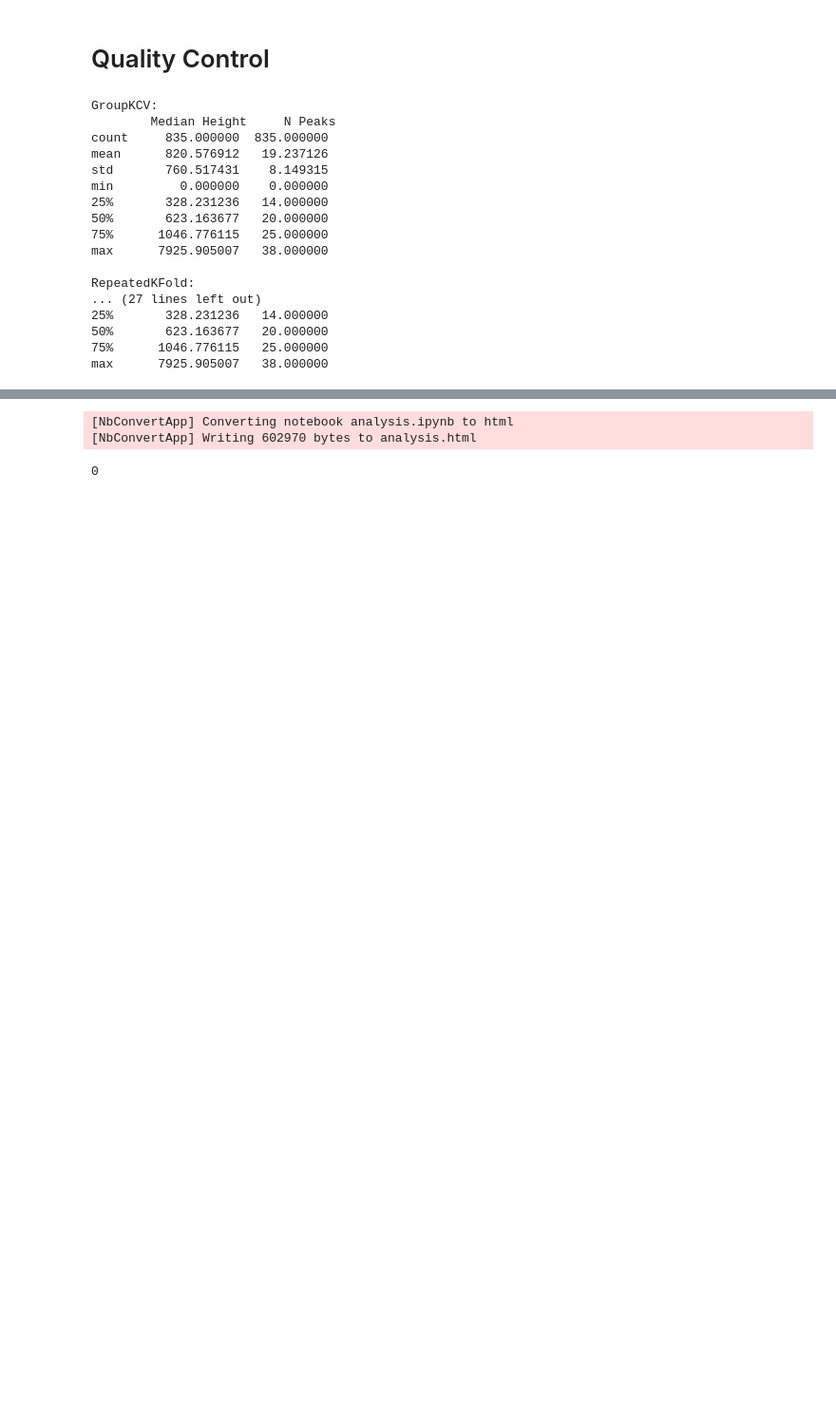
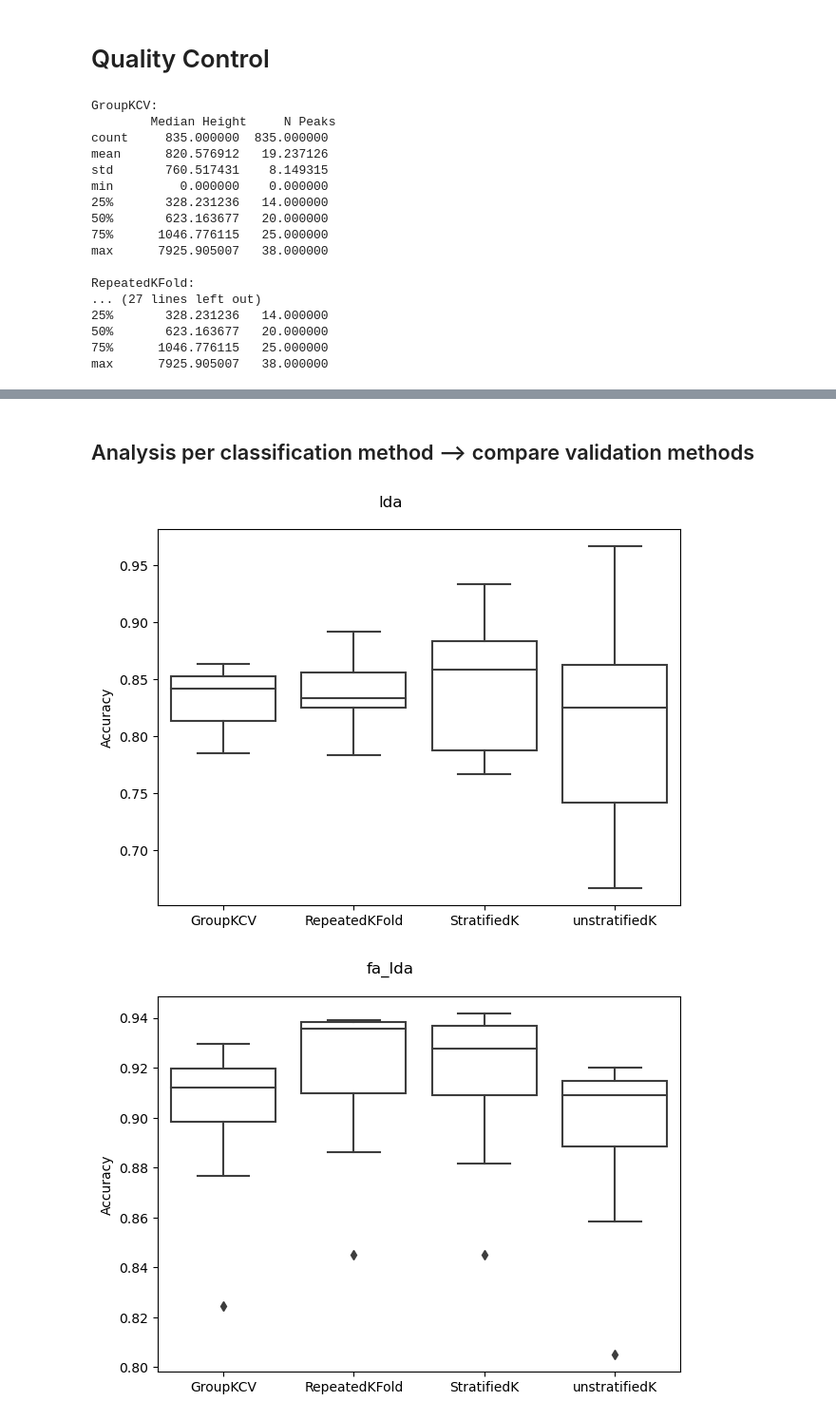
Before and after one commit to LukasStonie/ML_Model_Validation, a Jupyter notebook: analysis.ipynb, the cells around one changed output, grey strips where cells are left out. Shown: that part at 95% size. Drawn from its saved outputs; the diff is of its cells as text; code cells hidden in the pictures; blank space fills up the shorter version.

```diff
--- a/analysis.ipynb
+++ b/analysis.ipynb
@@ -141,6 +170,25 @@ for d in starting_dirs:
-# %%
-os.system('jupyter nbconvert --to html analysis.ipynb')
-# %% [output]
-[NbConvertApp] Converting notebook analysis.ipynb to html
-[NbConvertApp] Writing 602970 bytes to analysis.html
-0
+# %% [markdown]
+## Analysis per classification method --> compare validation methods
+# %%
+# map the data so that an analysis per classification method is possible
+cls_methods_dict = {}
+
+for d in starting_dirs:
+    for col in accs[d].columns:
+        if col not in cls_methods_dict:
+            cls_methods_dict[col] = {}
+        cls_methods_dict[col][d]=accs[d][col]
+# %%
+cls_methods = lda_subdirs+reg_subdirs+tree_subdrirs
+
+for m in cls_methods:
+    fig, ax = plt.subplots(
+        nrows=1, ncols=1)
+
+    boxplot_comparison(cls_methods_dict[m], ax=ax)
+    ax.set_ylabel('Accuracy')
+    fig.suptitle(m)
+    fig.tight_layout()
+# %% [output]
+[figure, added]
+[figure, added]
```
Also changed, not shown: parts of 13 cells of this notebook, 1 other file.
